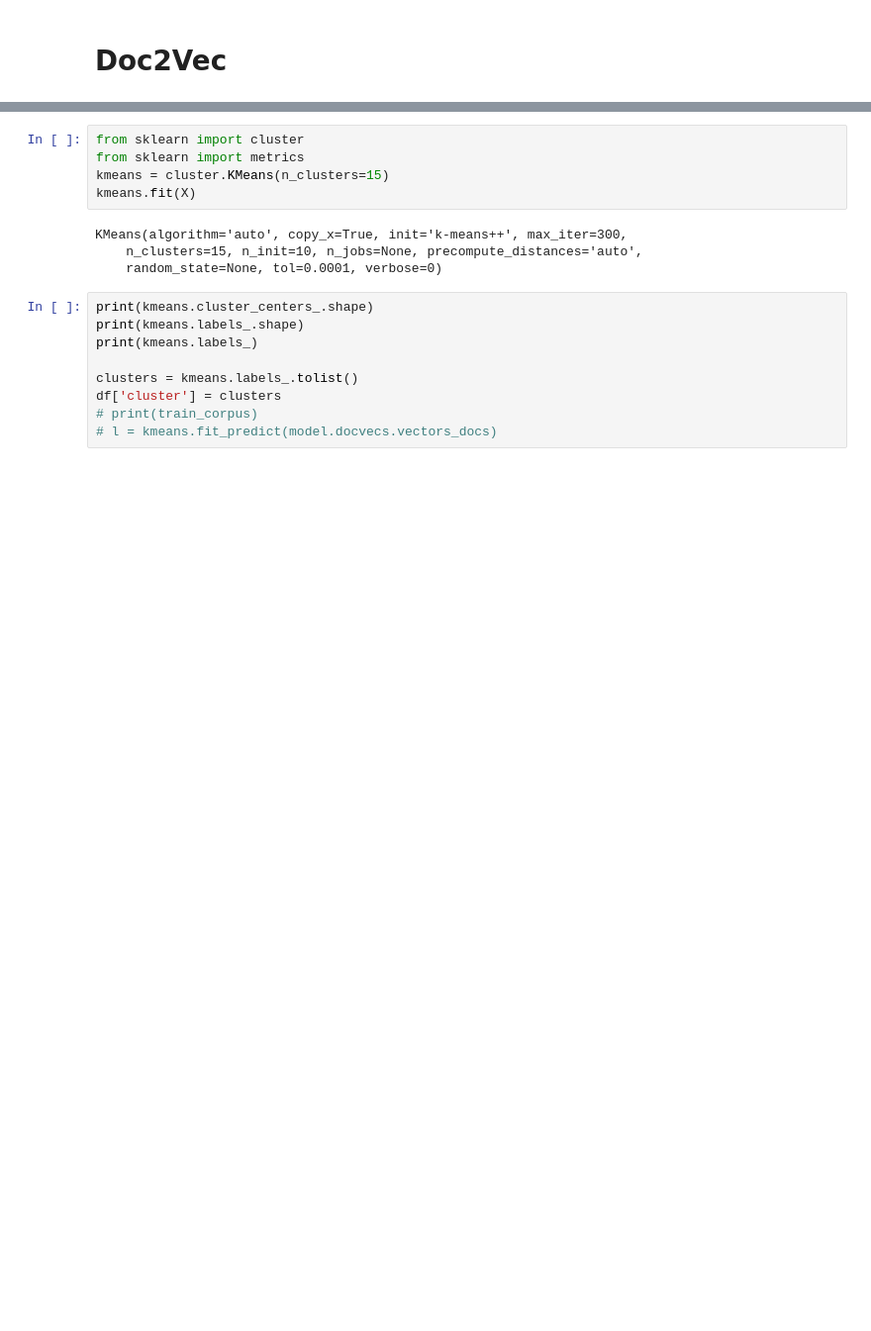
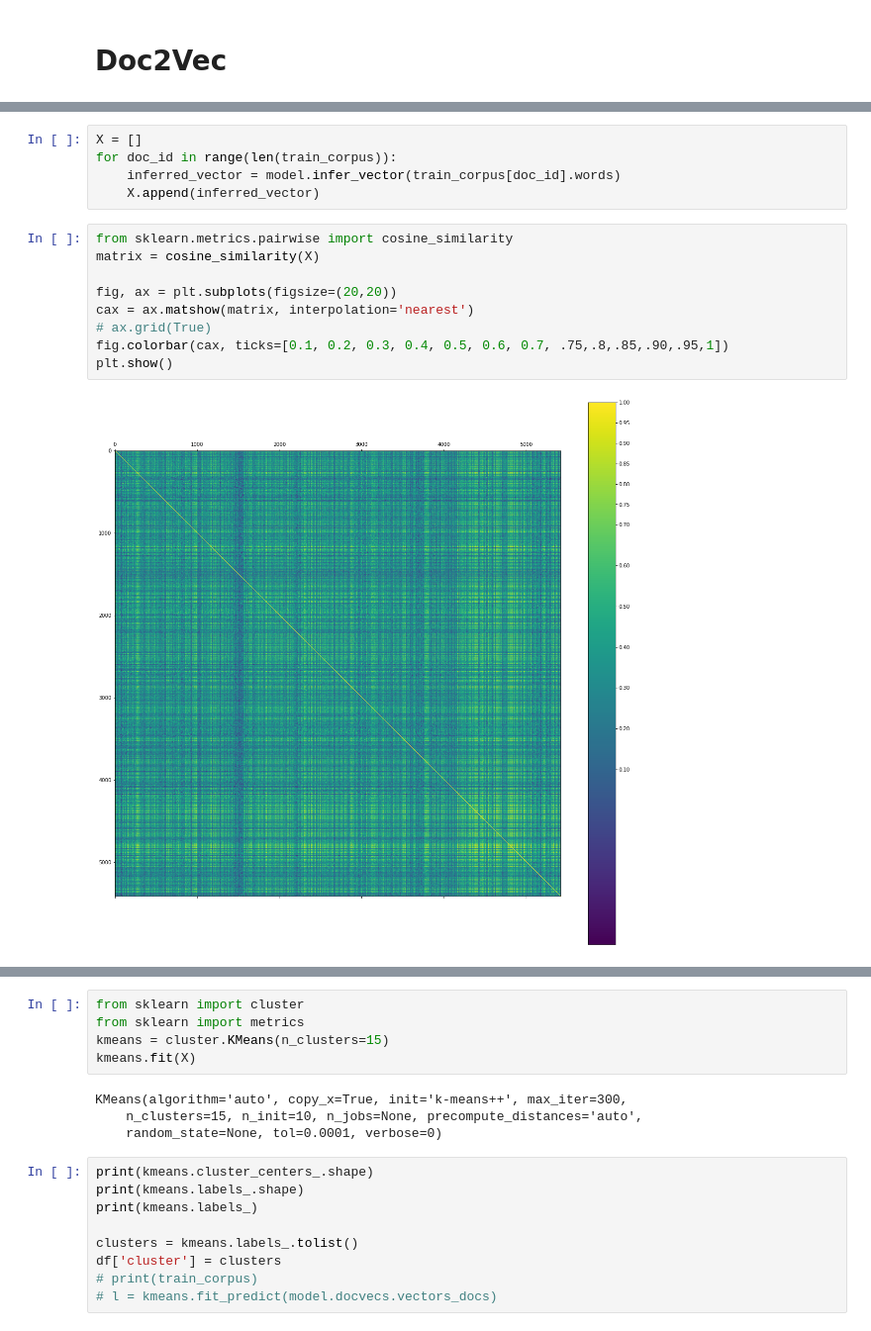
Before and after one commit to HSV-AI/bug-analysis, a Jupyter notebook: Doc2Vec.ipynb, the cells around one changed output, grey strips where cells are left out. Shown at 99% size. Cells and saved outputs as stored; diff of their text form; blank space fills up the shorter version.

```diff
--- a/Doc2Vec.ipynb
+++ b/Doc2Vec.ipynb
@@ -127 +168,17 @@ print(len(X))
+# %%
+X = []
+for doc_id in range(len(train_corpus)):
+    inferred_vector = model.infer_vector(train_corpus[doc_id].words)
+    X.append(inferred_vector)
+# %%
+from sklearn.metrics.pairwise import cosine_similarity
+matrix = cosine_similarity(X)
+
+fig, ax = plt.subplots(figsize=(20,20))
+cax = ax.matshow(matrix, interpolation='nearest')
+# ax.grid(True)
+fig.colorbar(cax, ticks=[0.1, 0.2, 0.3, 0.4, 0.5, 0.6, 0.7, .75,.8,.85,.90,.95,1])
+plt.show()
+# %% [output]
+[figure, added]
 # %%
```
Also changed, not shown: parts of 31 cells of this notebook.
